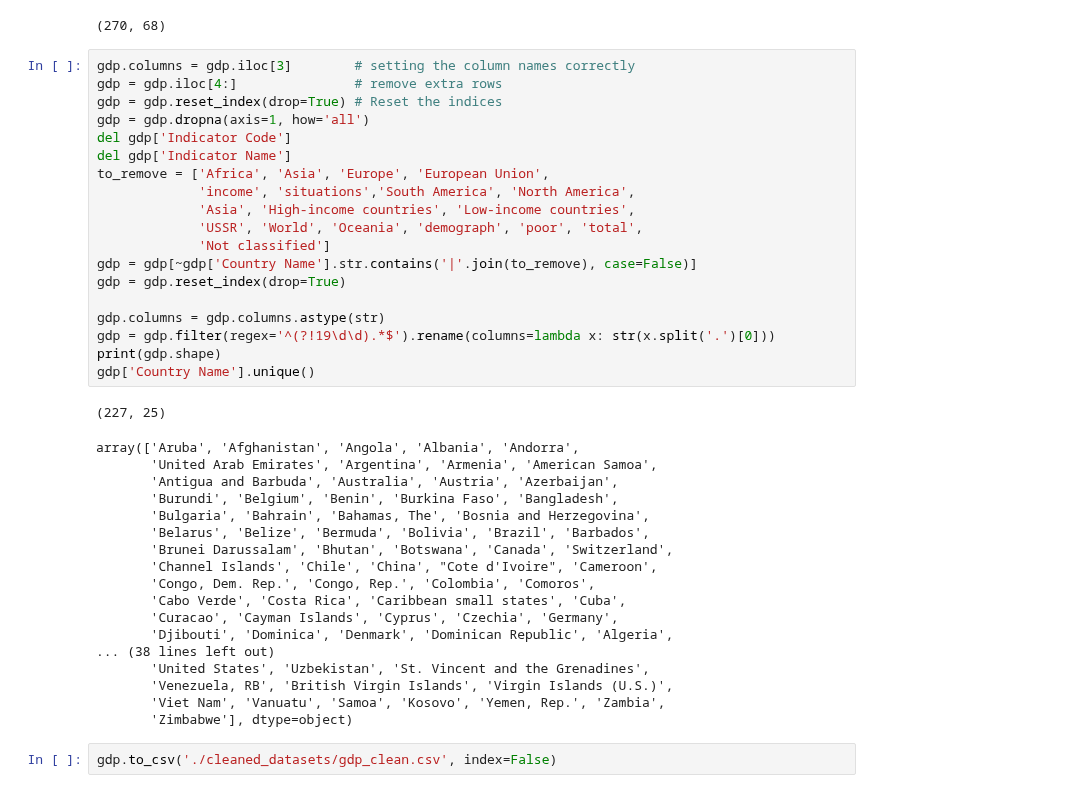
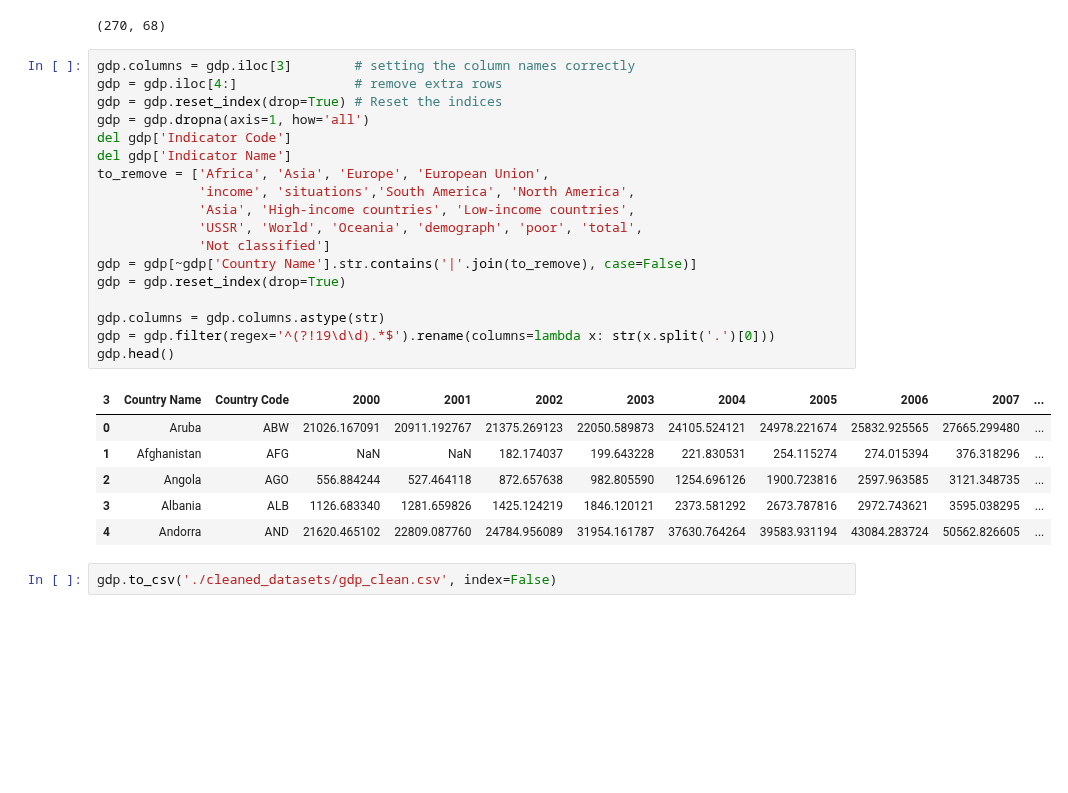
Before and after one commit to COGS108/Group074_WI24, a Jupyter notebook: DataCheckpoint_Group074_WI24.ipynb, the cells around one changed output. Drawn from its saved outputs; the diff is of its cells as text; blank space fills up the shorter version.

```diff
--- a/DataCheckpoint_Group074_WI24.ipynb
+++ b/DataCheckpoint_Group074_WI24.ipynb
@@ -320,41 +303,28 @@ gdp.shape
 # %%
 gdp.columns = gdp.iloc[3]        # setting the column names correctly
 gdp = gdp.iloc[4:]               # remove extra rows
 gdp = gdp.reset_index(drop=True) # Reset the indices
 gdp = gdp.dropna(axis=1, how='all')
 del gdp['Indicator Code']
 del gdp['Indicator Name']
 to_remove = ['Africa', 'Asia', 'Europe', 'European Union',
              'income', 'situations','South America', 'North America',
              'Asia', 'High-income countries', 'Low-income countries',
              'USSR', 'World', 'Oceania', 'demograph', 'poor', 'total',
              'Not classified']
 gdp = gdp[~gdp['Country Name'].str.contains('|'.join(to_remove), case=False)]
 gdp = gdp.reset_index(drop=True)
 
 gdp.columns = gdp.columns.astype(str)
 gdp = gdp.filter(regex='^(?!19\d\d).*$').rename(columns=lambda x: str(x.split('.')[0]))
-print(gdp.shape)
-gdp['Country Name'].unique()
+gdp.head()
 # %% [output]
-(227, 25)
-array(['Aruba', 'Afghanistan', 'Angola', 'Albania', 'Andorra',
-       'United Arab Emirates', 'Argentina', 'Armenia', 'American Samoa',
-       'Antigua and Barbuda', 'Australia', 'Austria', 'Azerbaijan',
-       'Burundi', 'Belgium', 'Benin', 'Burkina Faso', 'Bangladesh',
-       'Bulgaria', 'Bahrain', 'Bahamas, The', 'Bosnia and Herzegovina',
-       'Belarus', 'Belize', 'Bermuda', 'Bolivia', 'Brazil', 'Barbados',
-       'Brunei Darussalam', 'Bhutan', 'Botswana', 'Canada', 'Switzerland',
-       'Channel Islands', 'Chile', 'China', "Cote d'Ivoire", 'Cameroon',
-       'Congo, Dem. Rep.', 'Congo, Rep.', 'Colombia', 'Comoros',
-       'Cabo Verde', 'Costa Rica', 'Caribbean small states', 'Cuba',
-       'Curacao', 'Cayman Islands', 'Cyprus', 'Czechia', 'Germany',
-       'Djibouti', 'Dominica', 'Denmark', 'Dominican Republic', 'Algeria',
-... (38 lines left out)
-       'United States', 'Uzbekistan', 'St. Vincent and the Grenadines',
-       'Venezuela, RB', 'British Virgin Islands', 'Virgin Islands (U.S.)',
-       'Viet Nam', 'Vanuatu', 'Samoa', 'Kosovo', 'Yemen, Rep.', 'Zambia',
-       'Zimbabwe'], dtype=object)
+| 3 | Country Name | Country Code | 2000 | 2001 | 2002 | 2003 | 2004 | 2005 | 2006 | 2007 | ... |
+| 0 | Aruba | ABW | 21026.167091 | 20911.192767 | 21375.269123 | 22050.589873 | 24105.524121 | 24978.221674 | 25832.925565 | 27665.299480 | ... |
+| 1 | Afghanistan | AFG | NaN | NaN | 182.174037 | 199.643228 | 221.830531 | 254.115274 | 274.015394 | 376.318296 | ... |
+| 2 | Angola | AGO | 556.884244 | 527.464118 | 872.657638 | 982.805590 | 1254.696126 | 1900.723816 | 2597.963585 | 3121.348735 | ... |
+| 3 | Albania | ALB | 1126.683340 | 1281.659826 | 1425.124219 | 1846.120121 | 2373.581292 | 2673.787816 | 2972.743621 | 3595.038295 | ... |
+| 4 | Andorra | AND | 21620.465102 | 22809.087760 | 24784.956089 | 31954.161787 | 37630.764264 | 39583.931194 | 43084.283724 | 50562.826605 | ... |
 # %%
 gdp.to_csv('./cleaned_datasets/gdp_clean.csv', index=False)
 # %% [markdown]
```
Also changed, not shown: parts of 4 cells of this notebook, 3 other files.
